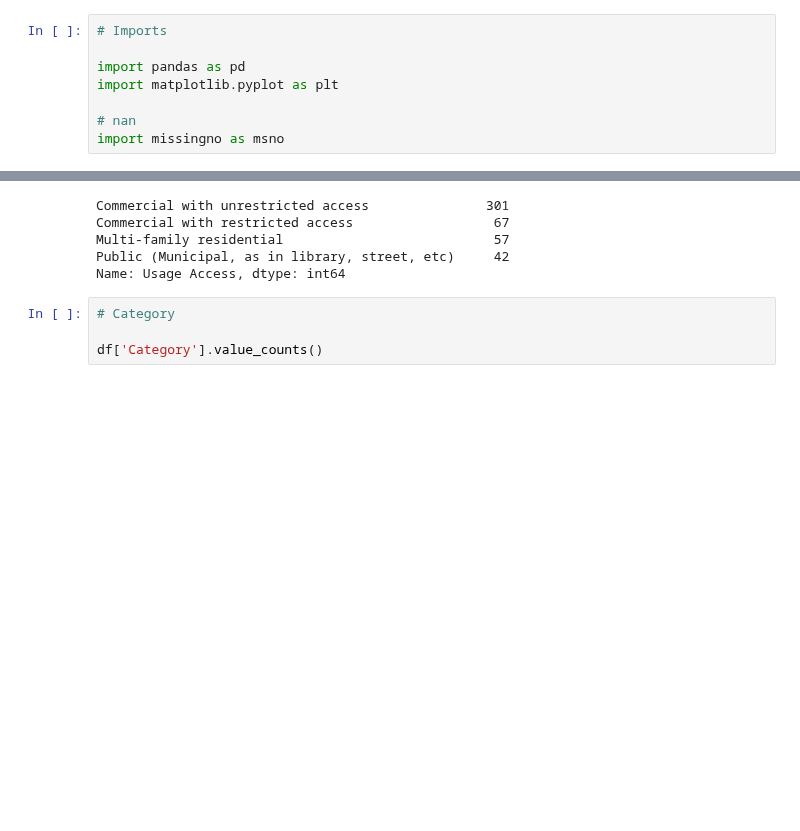
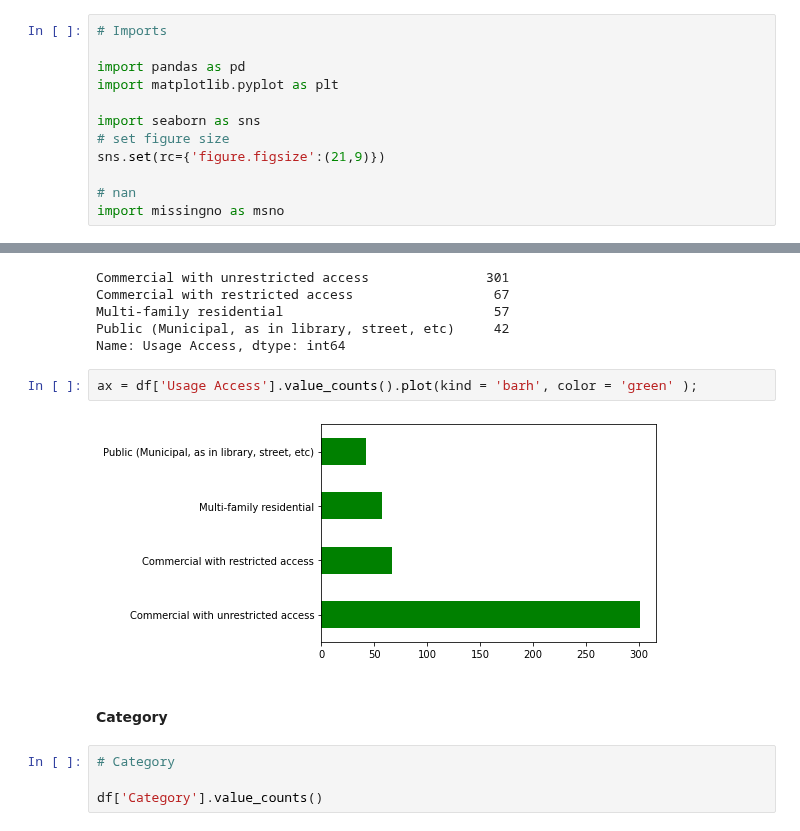
Before and after one commit to encodingintuition/EV_Infrastructure, a Jupyter notebook: code/AustinTX-CS--01_EDA01.ipynb, the cells around one changed output, grey strips where cells are left out. Cells and saved outputs as stored; diff of their text form; blank space fills up the shorter version.

Commit message:
categorys

```diff
--- a/code/AustinTX-CS--01_EDA01.ipynb
+++ b/code/AustinTX-CS--01_EDA01.ipynb
@@ -10,6 +10,10 @@ link: https://data.world/cityofaustin/k5hp-eece
 import pandas as pd
 import matplotlib.pyplot as plt
 
+import seaborn as sns
+# set figure size
+sns.set(rc={'figure.figsize':(21,9)})
+
 # nan
 import missingno as msno
 # %%
@@ -267,6 +307,12 @@ Commercial with restricted access                  67
 Multi-family residential                           57
 Public (Municipal, as in library, street, etc)     42
 Name: Usage Access, dtype: int64
+# %%
+ax = df['Usage Access'].value_counts().plot(kind = 'barh', color = 'green' );
+# %% [output]
+[figure, added]
+# %% [markdown]
+#### Category
 # %%
 # Category
 
```
Also changed, not shown: parts of 19 cells of this notebook.
